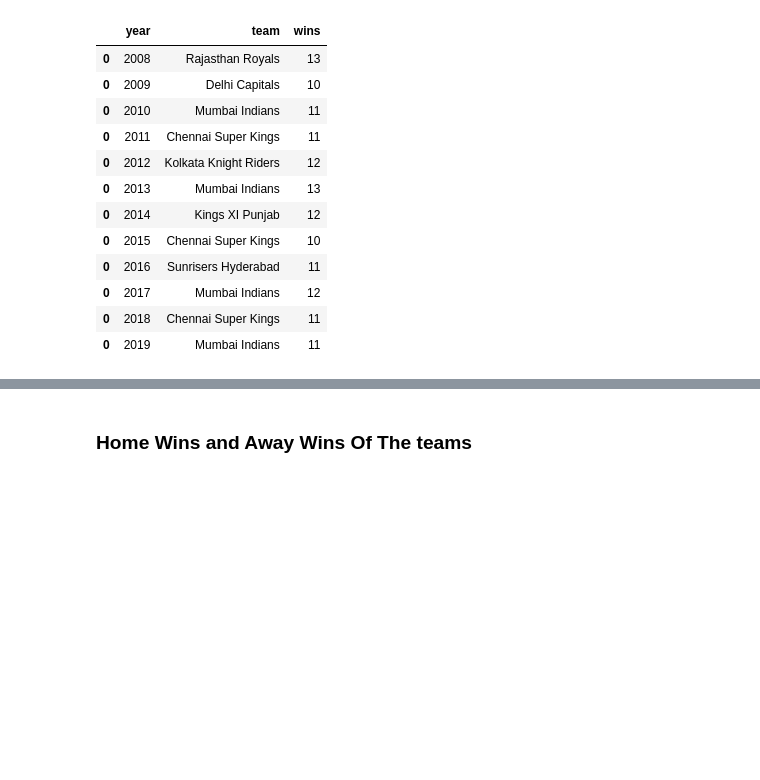
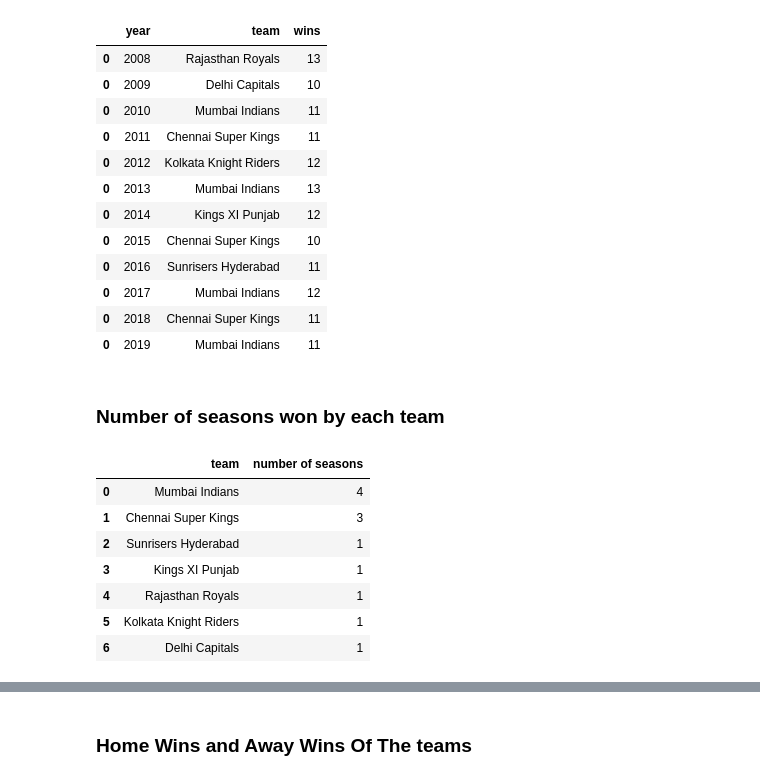
Before and after one commit to priyanships31/ipl-t20-cricket-analysis, a Jupyter notebook: Priyanshi_Singh_24_02_2021_IPL_T20_Cricket_Analysis_Capstone_Project.ipynb, the cells around one changed output, grey strips where cells are left out. Cells and saved outputs as stored; diff of their text form; code cells hidden in the pictures; blank space fills up the shorter version.

```diff
--- a/Priyanshi_Singh_24_02_2021_IPL_T20_Cricket_Analysis_Capstone_Project.ipynb
+++ b/Priyanshi_Singh_24_02_2021_IPL_T20_Cricket_Analysis_Capstone_Project.ipynb
@@ -321,3 +322,19 @@ win_season_df
 | 0 | 2017 | Mumbai Indians | 12 |
 | 0 | 2018 | Chennai Super Kings | 11 |
 | 0 | 2019 | Mumbai Indians | 11 |
+# %% [markdown]
+### Number of seasons won by each team
+# %%
+number_of_seasons_won = pd.DataFrame(win_season_df["team"].value_counts())
+number_of_seasons_won.reset_index(level = 0, inplace = True)
+number_of_seasons_won.columns= ['team','number of seasons']
+number_of_seasons_won
+# %% [output]
+|  | team | number of seasons |
+| 0 | Mumbai Indians | 4 |
+| 1 | Chennai Super Kings | 3 |
+| 2 | Sunrisers Hyderabad | 1 |
+| 3 | Kings XI Punjab | 1 |
+| 4 | Rajasthan Royals | 1 |
+| 5 | Kolkata Knight Riders | 1 |
+| 6 | Delhi Capitals | 1 |
```
Also changed, not shown: parts of 9 cells of this notebook.
